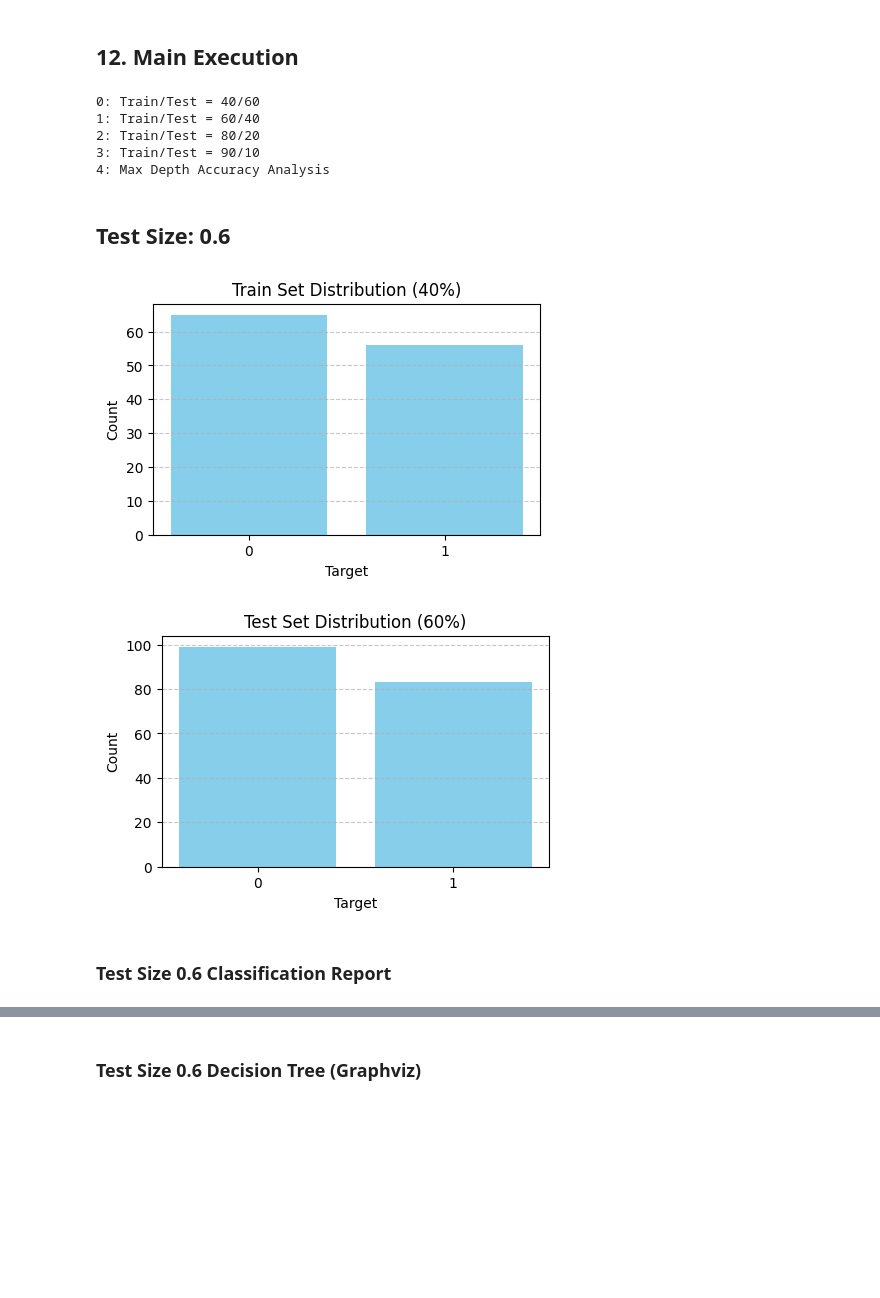
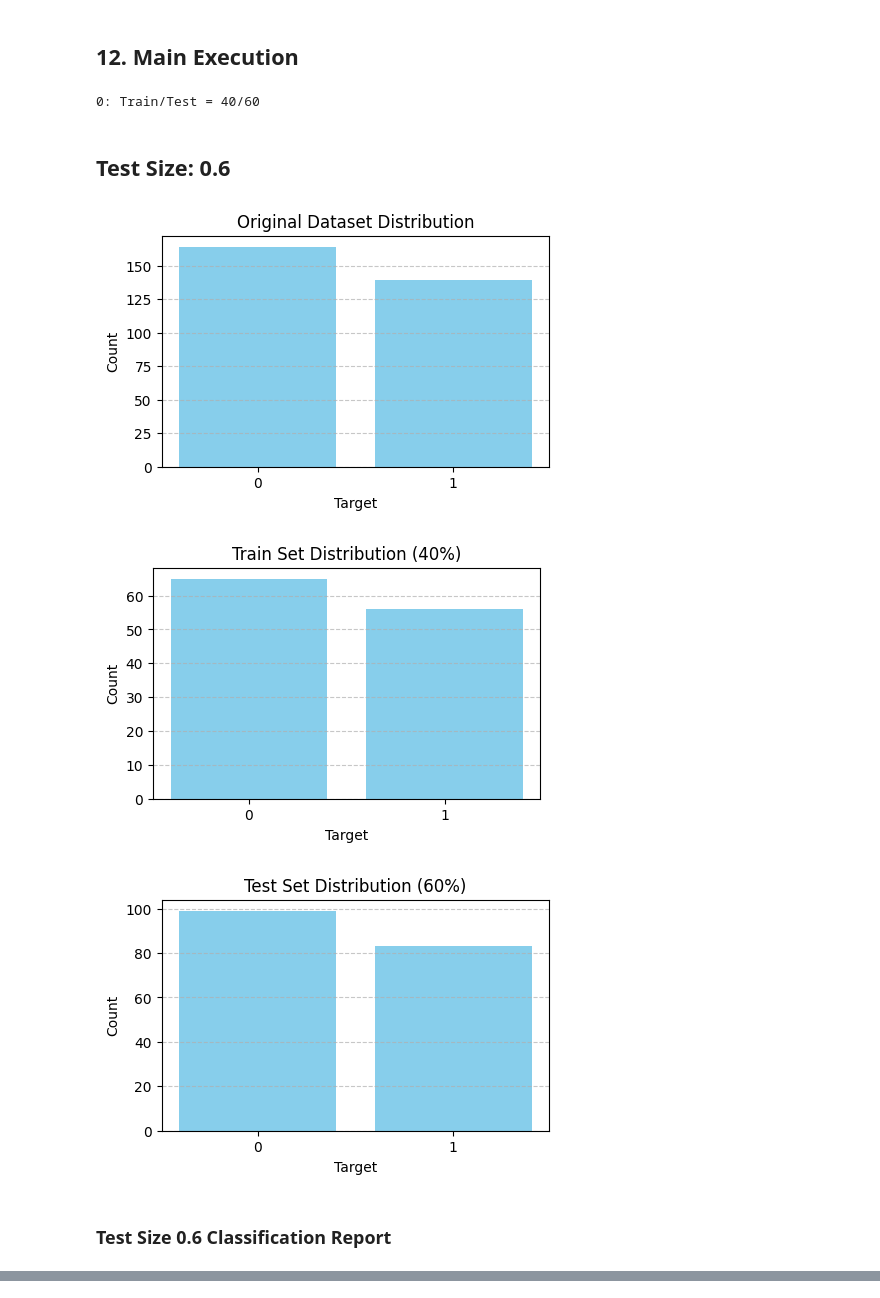
Before and after one commit to LTVINH24/CSTTNTPROJECT2, a Jupyter notebook: notebooks/uci_heart_disease_notebook.ipynb, the cells around one changed output, grey strips where cells are left out. Cells and saved outputs as stored; diff of their text form; code cells hidden in the pictures; blank space fills up the shorter version.

```diff
--- a/notebooks/uci_heart_disease_notebook.ipynb
+++ b/notebooks/uci_heart_disease_notebook.ipynb
@@ -215,8 +215,10 @@ def run_experiments(df, test_ratios=[0.1, 0.2, 0.4, 0.6]):
         )
 
         # Plot class distribution to validate stratification
+        plot_distribution(y, f"Original Dataset Distribution")
         plot_distribution(y_train, f"Train Set Distribution ({int((1-ratio)*100)}%)")
         plot_distribution(y_test, f"Test Set Distribution ({int(ratio*100)}%)")
+
 
         pipeline = build_pipeline(preprocessor)
         clf = train_model(pipeline, X_train, y_train)
@@ -233,23 +235,7 @@ def run_experiments(df, test_ratios=[0.1, 0.2, 0.4, 0.6]):
         visualize_tree(clf, X_train, title_prefix=f"Test Size {ratio}")
 
     # Plot accuracy and depth vs test size
-    test_percent = [int(r*100) for r in test_ratios]
-    plt.figure(figsize=(10, 4))
-    plt.subplot(1, 2, 1)
-    plt.plot(test_percent, accuracies, marker='o', color='green')
-    plt.title("Accuracy vs Test Size")
-    plt.xlabel("Test Size (%)")
-    plt.ylabel("Accuracy")
-    plt.grid(True)
 
-    plt.subplot(1, 2, 2)
-    plt.plot(test_percent, depths, marker='s', color='orange')
-    plt.title("Tree Depth vs Test Size")
-    plt.xlabel("Test Size (%)")
-    plt.ylabel("Tree Depth")
-    plt.grid(True)
-    plt.tight_layout()
-    plt.show()
 
     return models, accuracies, depths
 # %% [markdown]
@@ -315,38 +301,19 @@ def max_depth_experiment(df, test_size=0.2, depths=[None, 2, 3, 4, 5, 6, 7]):
 # %%
 def main():
     """Interactive menu to select experiment mode."""
     df = load_data()
-
     split_ratios =[0.6, 0.4, 0.2, 0.1]
-
     for i in range(0,4):
         print(f"{i}: Train/Test = {100 - int(split_ratios[i] * 100)}/{int(split_ratios[i] * 100)}")
-    print("4: Max Depth Accuracy Analysis")
-
-    try:
-        choice = int(input("Enter your choice (0–4): "))
-    except ValueError:
-        print("Invalid input. Please enter a number from 0 to 4.")
-        return
-
-    if choice in range(4):
-        run_experiments(df, test_ratios=[split_ratios[choice]])
-    elif choice == 4:
-        max_depth_experiment(df)
-    else:
-        print("Invalid choice. Please enter a number between 0 and 4.")
-
+        run_experiments(df, test_ratios=[split_ratios[i]])
 # Run the main function
 main()
 # %% [output]
 0: Train/Test = 40/60
-1: Train/Test = 60/40
-2: Train/Test = 80/20
-3: Train/Test = 90/10
-4: Max Depth Accuracy Analysis
 ## Test Size: 0.6
-[figure, old version]
+[figure, new version]
-[figure, old version]
+[figure, new version]
+[figure, new version]
 ### Test Size 0.6 Classification Report
               precision    recall  f1-score   support
 
@@ -364 +329,0 @@ Creating feature names from sample data...
-### Test Size 0.6 Decision Tree (Graphviz)
```
Also changed, not shown: parts of 1 cell of this notebook, 1 other file.
